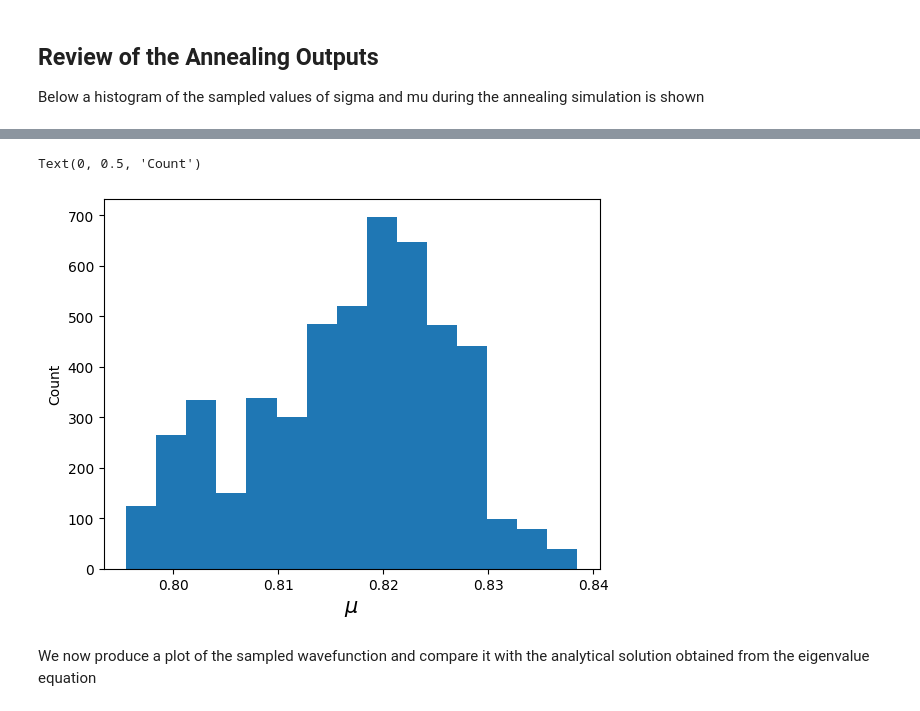
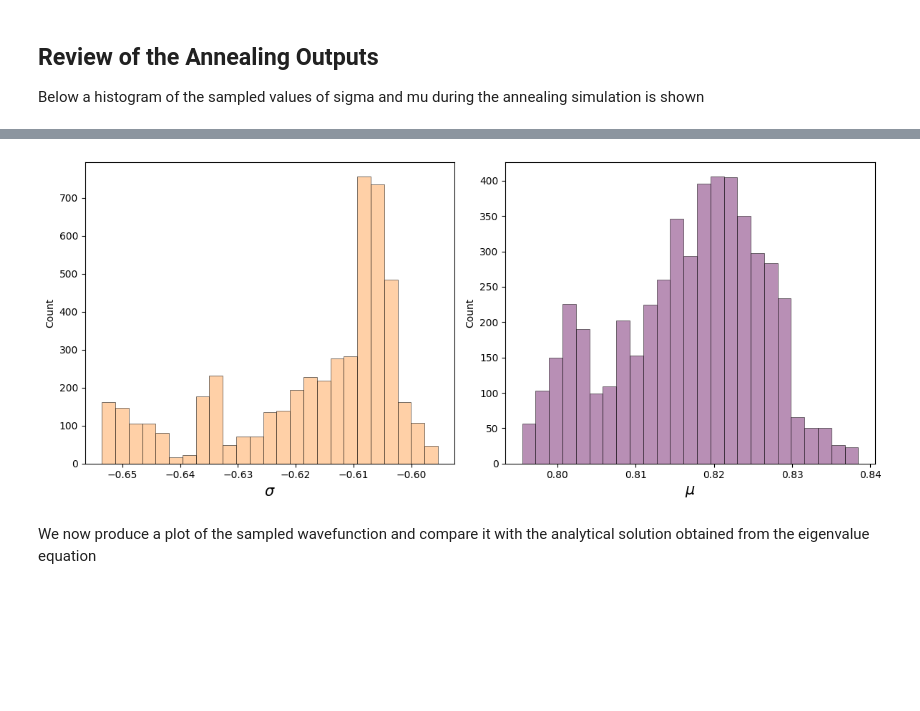
Before and after one commit to Giac97/Simulazione-Numerica, a Jupyter notebook: notebooks/Exercise 8/Exercise 08 - Analysis.ipynb, the cells around one changed output, grey strips where cells are left out. Saved outputs shown, nothing was run; the diff lists cells and outputs as text; code cells hidden in the pictures; blank space fills up the shorter version.

Commit message:
Put mu, sigma hist in subplots

```diff
--- a/notebooks/Exercise 8/Exercise 08 - Analysis.ipynb
+++ b/notebooks/Exercise 8/Exercise 08 - Analysis.ipynb
@@ -191,10 +184,25 @@ Text(0, 0.5, 'Count')
-# %%
-plt.hist(mu_sample,15)
-plt.xlabel(r"$\mu$", fontsize = 15)
-plt.ylabel("Count")
-# %% [output]
-Text(0, 0.5, 'Count')
-[figure, removed]
+# %%
+plt.figure(figsize=(12, 5))
+
+# Subplot 1 for sigma_sample
+plt.subplot(1, 2, 1)
+plt.hist(sigma_sample, 25, edgecolor="black", color="xkcd:apricot", alpha=0.6, linewidth=0.6)
+plt.xlabel(r"$\sigma$", fontsize=15)
+plt.ylabel("Count")
+
+# Subplot 2 for mu_sample
+plt.subplot(1, 2, 2)
+plt.hist(mu_sample, 25, edgecolor="black", color="xkcd:light eggplant", alpha=0.6, linewidth=0.6)
+plt.xlabel(r"$\mu$", fontsize=15)
+plt.ylabel("Count")
+
+# Adjust layout to prevent overlapping
+plt.tight_layout()
+
+# Show the plot
+plt.show()
+# %% [output]
+[figure, added]
 # %% [markdown]
 We now produce a plot of the sampled wavefunction and compare it with the analytical solution obtained from the eigenvalue equation
 # %%
```
Also changed, not shown: parts of 1 cell of this notebook.
